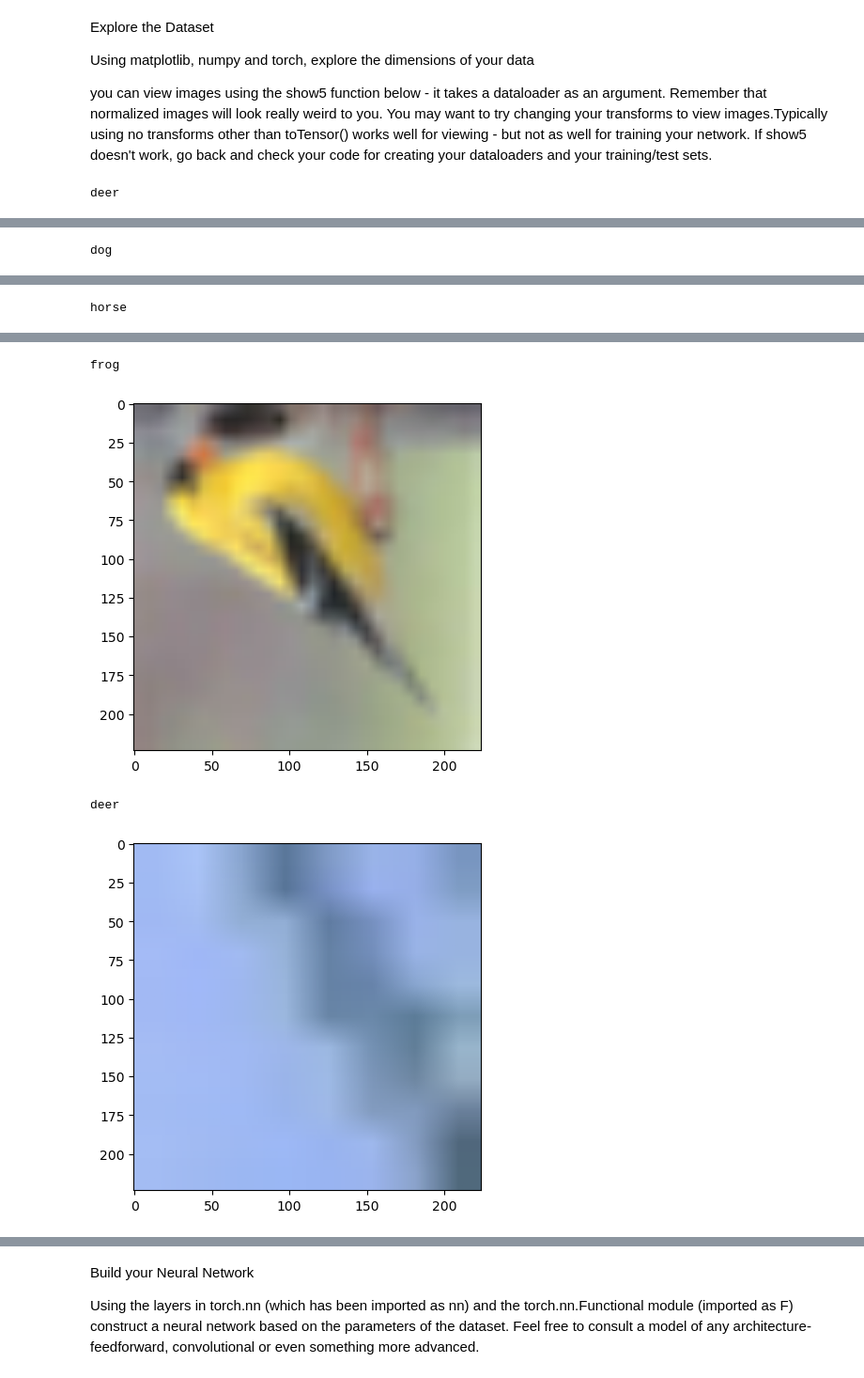
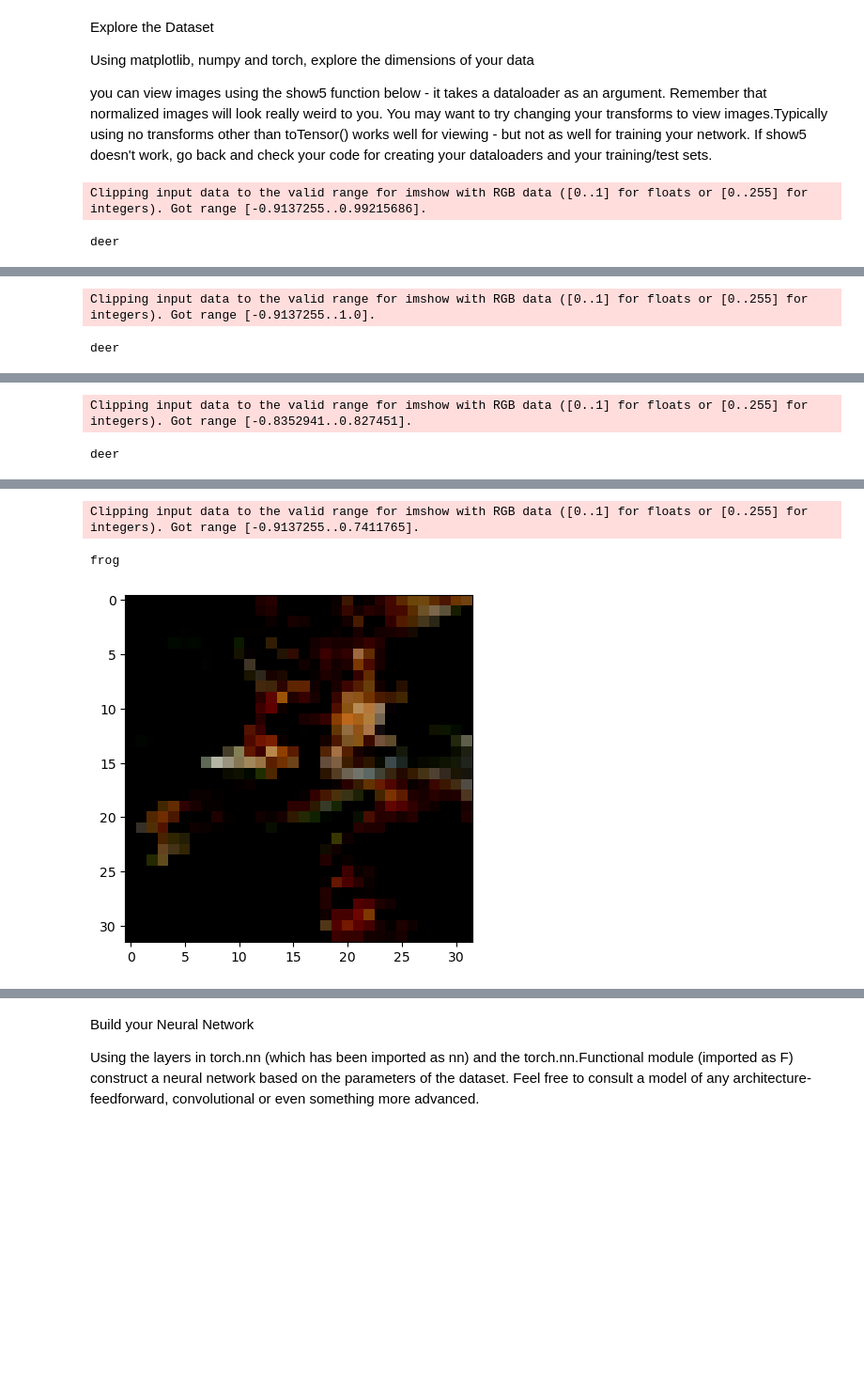
Before and after one commit to rolly9992/U_py_nano_project_2, a Jupyter notebook: CIFAR10_Final.ipynb, the cells around one changed output, grey strips where cells are left out. Shown at 94% size. Saved outputs shown, nothing was run; the diff lists cells and outputs as text; code cells hidden in the pictures; blank space fills up the shorter version.

```diff
--- a/CIFAR10_Final.ipynb
+++ b/CIFAR10_Final.ipynb
@@ -34,7 +34,7 @@ import numpy as np
 from torchvision import datasets
 import sys
 # %%
-BATCH_SIZE = 64
+BATCH_SIZE = 4
 DEVICE = 'cpu'
 # %% [markdown]
 Load the Dataset
@@ -47,14 +47,22 @@ Once your dataset is created, you'll also need to define a Dataloader from the t
 
 # TODO: Define transforms for the training data and testing data
 #these transforms are tentative!! Putting something in to get the ball rolling. They may very well suck.
-train_transforms = transform.Compose([transform.RandomRotation(30),
-                                       transform.RandomResizedCrop(224),
+train_transforms = transform.Compose([
+                                        #transform.RandomRotation(30),
+                                       #transform.RandomResizedCrop(224),
                                        transform.RandomHorizontalFlip(),
-                                       transform.ToTensor()])
+                                       transform.ToTensor(),
+                                       transform.Normalize((0.5,), (0.5,))
 
-test_transforms =  transform.Compose([transform.Resize(255),
-                                      transform.CenterCrop(224),
-                                      transform.ToTensor()])
+])
+
+test_transforms =  transform.Compose([
+                                        #transform.Resize(255),
+
+                                      transform.ToTensor(),
+    transform.Normalize((0.5,), (0.5,))
+
+])
 
 
 
@@ -106,12 +114,13 @@ images, labels = next(iter(trainloader))
 
 dataiter=iter(trainloader)
 batch=next(dataiter)
-labels=batch[1][0:5]
-image=batch[0][0:5]
-for i in range(5):
+labels=batch[1][0:4]
+image=batch[0][0:4]
+for i in range(4):
     print(classes[labels[i]])
     image=images[i].numpy()
     plt.imshow(image.T)
     plt.show()
 # %% [output]
-deer
+Clipping input data to the valid range for imshow with RGB data ([0..1] for floats or [0..255] for integers). Got range [-0.9137255..0.99215686].
+deer
@@ -119 +128,2 @@ deer
-dog
+Clipping input data to the valid range for imshow with RGB data ([0..1] for floats or [0..255] for integers). Got range [-0.9137255..1.0].
+deer
@@ -121 +131,2 @@ dog
-horse
+Clipping input data to the valid range for imshow with RGB data ([0..1] for floats or [0..255] for integers). Got range [-0.8352941..0.827451].
+deer
@@ -123,4 +134,3 @@ horse
-frog
+Clipping input data to the valid range for imshow with RGB data ([0..1] for floats or [0..255] for integers). Got range [-0.9137255..0.7411765].
+frog
-[figure, old version]
+[figure, new version]
-deer
-[figure, removed]
```
Also changed, not shown: parts of 9 cells of this notebook.
